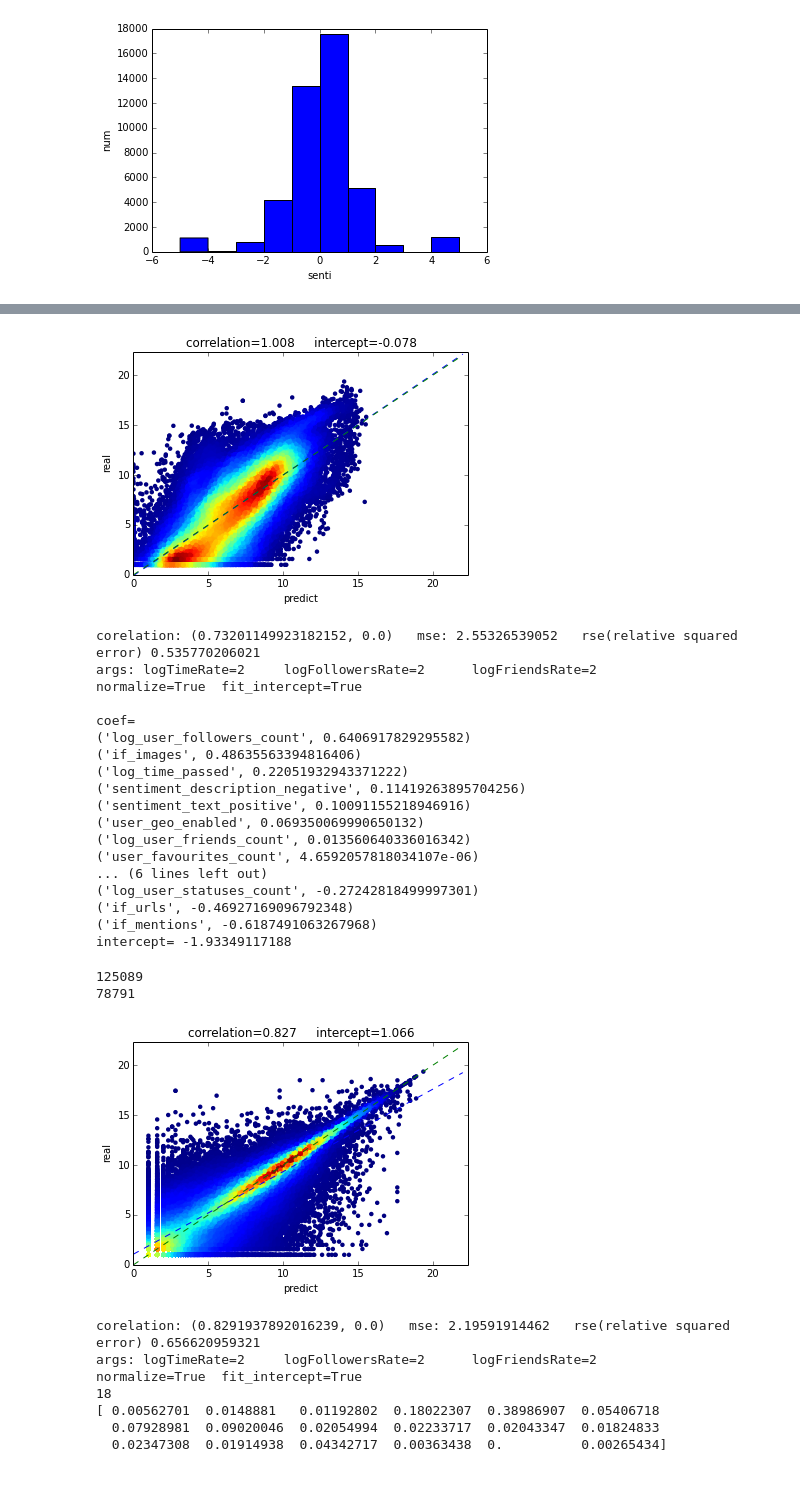
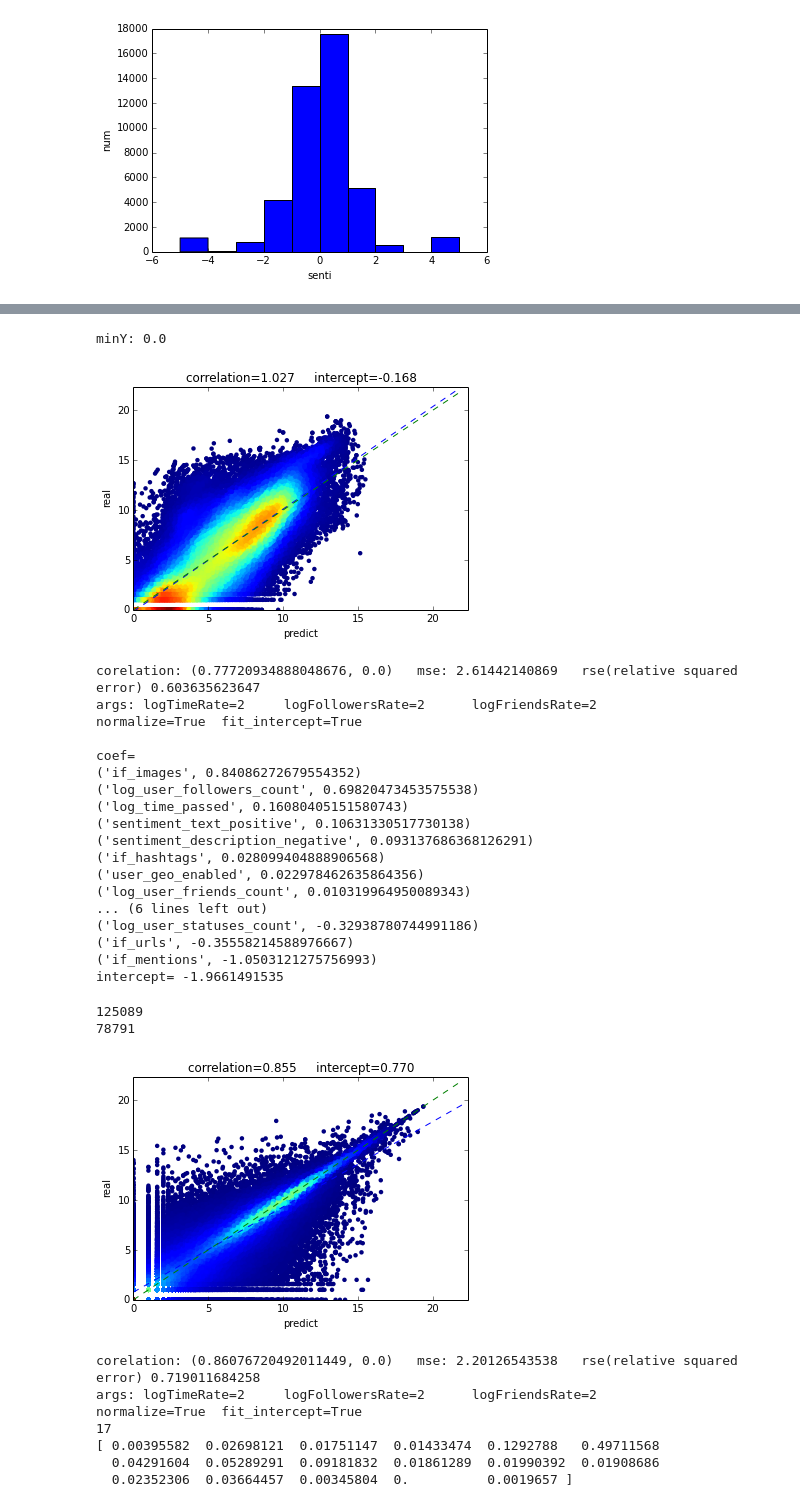
Before and after one commit to Toendex/CS579-final-project, a Jupyter notebook: src/tap.ipynb, the cells around one changed output, grey strips where cells are left out. Drawn from its saved outputs; the diff is of its cells as text; code cells hidden in the pictures.

```diff
--- a/src/tap.ipynb
+++ b/src/tap.ipynb
@@ -783,8 +781,9 @@ def plot_trends(x, y, label1, label2):
 
 def doooo(lexicons,a,b,c,d,e,downR=0.8):
     vec=DictVectorizer()
-    X=getXmatrix(lexicons,objlst,vec,a,b,c,2)
-    Y=getY(objlst,2)
+    X=getXmatrix(lexicons,objlst,vec,a,b,c,0)
+    Y=getY(objlst,0)
+    print 'minY:',min(Y)
 #     reg=LogisticRegression()
 #     reg.fit(X[up:down],Y[up:down])
 #     reg = BaggingRegressor(base_estimator=LinearRegression(normalize=d,fit_intercept=e))
@@ -827,24 +826,25 @@ print
 for i in range(0,min(10,len(results))):
     print 'coef=\n', '\n'.join(str(a) for a in sorted(results[i]['coef'],key=lambda x:x[1],reverse=True)), '\nintercept=', results[i]['intercept']
 # %% [output]
+minY: 0.0
-[figure, old version]
+[figure, new version]
-corelation: (0.73201149923182152, 0.0)   mse: 2.55326539052   rse(relative squared error) 0.535770206021
-args: logTimeRate=2     logFollowersRate=2      logFriendsRate=2        normalize=True  fit_intercept=True
-
-coef=
-('log_user_followers_count', 0.6406917829295582)
-('if_images', 0.48635563394816406)
-('log_time_passed', 0.22051932943371222)
-('sentiment_description_negative', 0.11419263895704256)
-('sentiment_text_positive', 0.10091155218946916)
-('user_geo_enabled', 0.069350069990650132)
-('log_user_friends_count', 0.013560640336016342)
-('user_favourites_count', 4.6592057818034107e-06)
-... (6 lines left out)
-('log_user_statuses_count', -0.27242818499997301)
-('if_urls', -0.46927169096792348)
-('if_mentions', -0.6187491063267968)
-intercept= -1.93349117188
+corelation: (0.77720934888048676, 0.0)   mse: 2.61442140869   rse(relative squared error) 0.603635623647
+args: logTimeRate=2     logFollowersRate=2      logFriendsRate=2        normalize=True  fit_intercept=True
+
+coef=
+('if_images', 0.84086272679554352)
+('log_user_followers_count', 0.69820473453575538)
+('log_time_passed', 0.16080405151580743)
+('sentiment_text_positive', 0.10631330517730138)
+('sentiment_description_negative', 0.093137686368126291)
+('if_hashtags', 0.028099404888906568)
+('user_geo_enabled', 0.022978462635864356)
+('log_user_friends_count', 0.010319964950089343)
+... (6 lines left out)
+('log_user_statuses_count', -0.32938780744991186)
+('if_urls', -0.35558214588976667)
+('if_mentions', -1.0503121275756993)
+intercept= -1.9661491535
 # %%
 ifImage=0
 ifUrl=0
@@ -873,8 +873,8 @@ from sklearn import tree
 
 def doooo3(lexicons,a,b,c,d,e,downR=0.8):
     vec=DictVectorizer()
-    X=getXmatrix(lexicons,objlst,vec,a,b,c,2)
-    Y=getY(objlst,2)
+    X=getXmatrix(lexicons,objlst,vec,a,b,c,0)
+    Y=getY(objlst,0)
 #     reg=LogisticRegression()
 #     reg.fit(X[up:down],Y[up:down])
 #     reg = BaggingRegressor(base_estimator=LinearRegression(normalize=d,fit_intercept=e))
@@ -889,40 +889,40 @@ def doooo3(lexicons,a,b,c,d,e,downR=0.8):
     plot_trends(test_preds,Y[down:],'predict','real')
 
 #     return pearsonr(test_preds, Y[down:down+testSize]),mean_squared_error(Y[down:down+testSize], test_preds),zip(vec.get_feature_names(),reg.coef_),reg.intercept_
 #     return pearsonr(test_preds, Y[down:down+testSize]),math.sqrt(mean_squared_error(Y[down:down+testSize], test_preds)),r2_score(Y[down:down+testSize], test_preds)
     return pearsonr(test_preds, Y[down:]),math.sqrt(mean_squared_error(Y[down:], test_preds)),r2_score(Y[down:], test_preds),reg
 
 
 logTimeRate=range(2,3)
 logFollowersRate=range(2,3)
 logFriendsRate=range(2,3)
 # normalize=[True,False]
 # fit_intercept=[True,False]
 normalize=[True]
 fit_intercept=[True]
 
 argnames = ['logTimeRate', 'logFollowersRate', 'logFriendsRate','normalize','fit_intercept']
 option_iter = product(logTimeRate, logFollowersRate, logFriendsRate, normalize, fit_intercept)
 results=[]
 for options in option_iter:
     dic={}
     dic['arg_str']='\t'.join('%s=%s' % (name, opt) for name, opt in zip(argnames, options))
 #     dic['correlation'],dic['mse'],dic['score'],dic['coef'],dic['intercept']=doooo(lexicons,*options)
     dic['correlation'],dic['mse'],dic['score'],dic['reg']=doooo3(lexicons,*options)
     results.append(dic)
     print 'corelation:',dic['correlation'],'  mse:',dic['mse'],'  rse(relative squared error)',dic['score']
     print 'args:',dic['arg_str']
 
 print results[0]['reg'].max_features_
 print results[0]['reg'].feature_importances_
 # %% [output]
-[figure, old version]
+[figure, new version]
-corelation: (0.8291937892016239, 0.0)   mse: 2.19591914462   rse(relative squared error) 0.656620959321
+corelation: (0.86076720492011449, 0.0)   mse: 2.20126543538   rse(relative squared error) 0.719011684258
 args: logTimeRate=2     logFollowersRate=2      logFriendsRate=2        normalize=True  fit_intercept=True
-18
-[ 0.00562701  0.0148881   0.01192802  0.18022307  0.38986907  0.05406718
-  0.07928981  0.09020046  0.02054994  0.02233717  0.02043347  0.01824833
-  0.02347308  0.01914938  0.04342717  0.00363438  0.          0.00265434]
+17
+[ 0.00395582  0.02698121  0.01751147  0.01433474  0.1292788   0.49711568
+  0.04291604  0.05289291  0.09181832  0.01861289  0.01990392  0.01908686
+  0.02352306  0.03664457  0.00345804  0.          0.0019657 ]
 # %%
 #Decision tree regressor with BaggingRegressor
 
```
Also changed, not shown: parts of 7 cells of this notebook.
